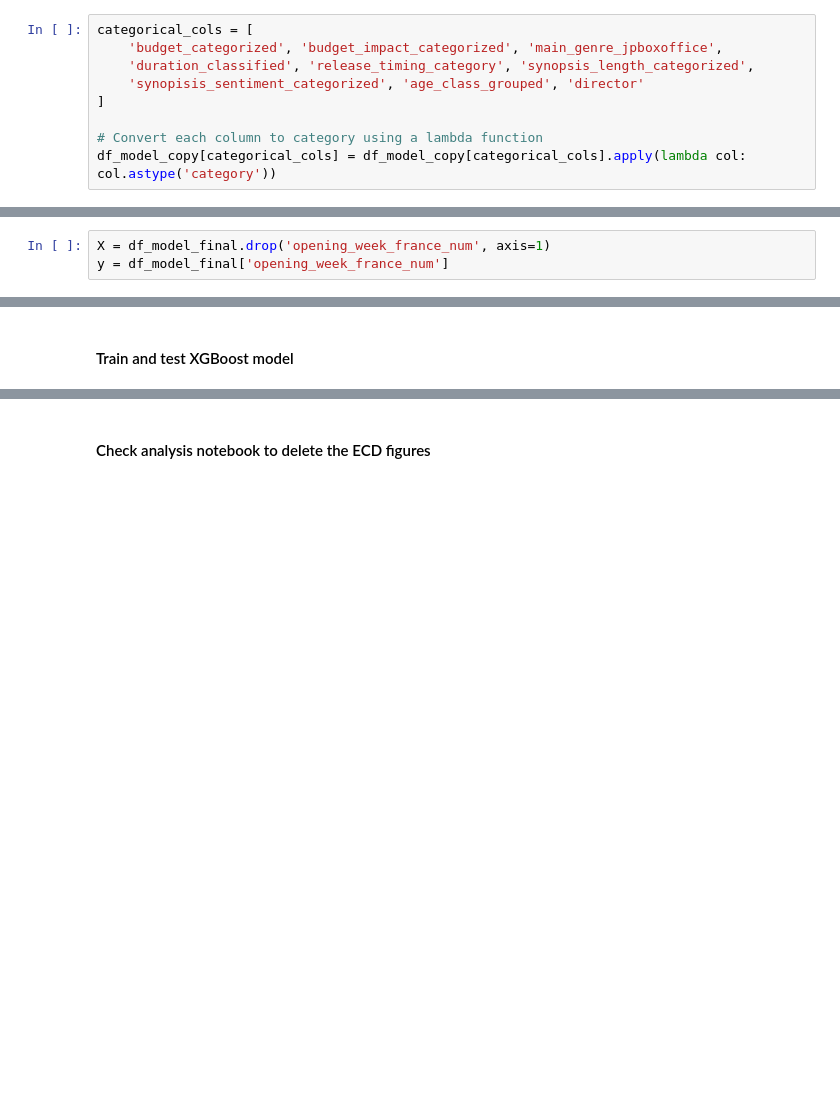
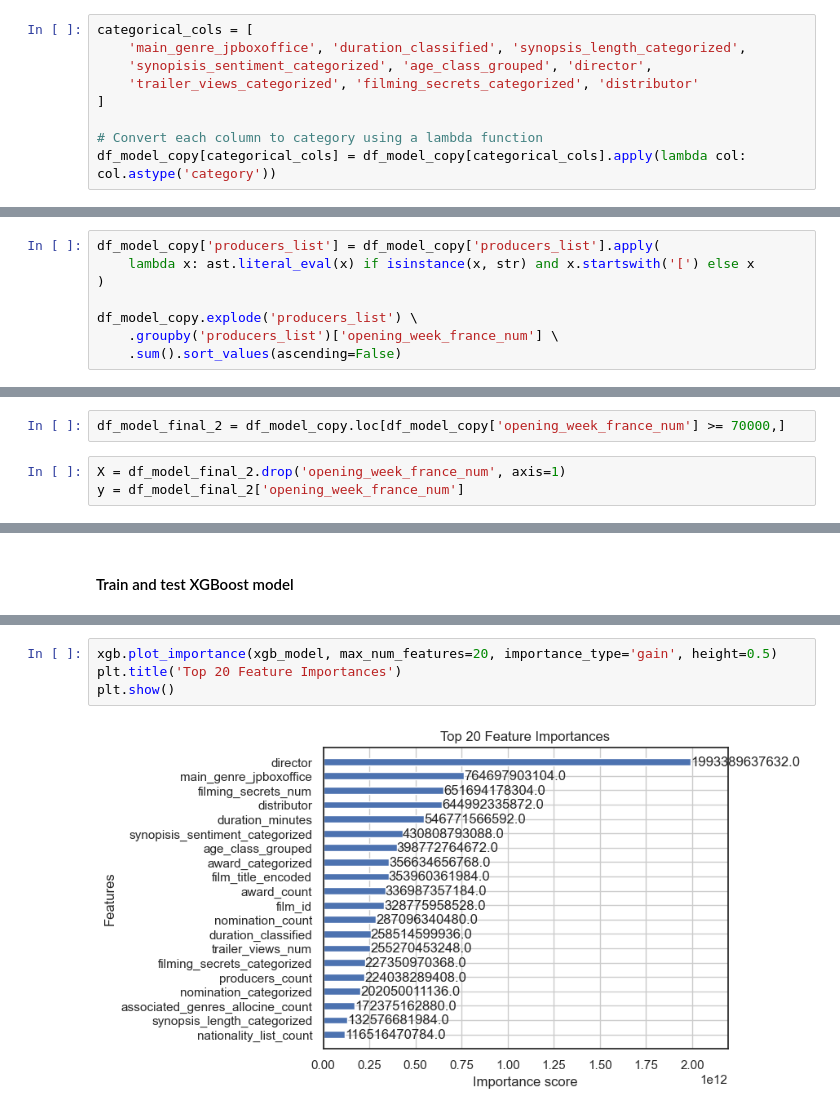
Before and after one commit to MichAdebayo/new-is-always-better, a Jupyter notebook: machine_learning/data_model_no_budget.ipynb, the cells around one changed output, grey strips where cells are left out. Cells and saved outputs as stored; diff of their text form; blank space fills up the shorter version.

Commit message:
testing model without budget data

```diff
--- a/machine_learning/data_model_no_budget.ipynb
+++ b/machine_learning/data_model_no_budget.ipynb
@@ -536,9 +506,9 @@ df_model_copy[continuous_cols] = scaler.fit_transform(df_model_copy[continuous_c
 #### Convert categories to category dtypes
 # %%
 categorical_cols = [
-    'budget_categorized', 'budget_impact_categorized', 'main_genre_jpboxoffice',
-    'duration_classified', 'release_timing_category', 'synopsis_length_categorized',
-    'synopisis_sentiment_categorized', 'age_class_grouped', 'director'
+    'main_genre_jpboxoffice', 'duration_classified', 'synopsis_length_categorized',
+    'synopisis_sentiment_categorized', 'age_class_grouped', 'director',
+    'trailer_views_categorized', 'filming_secrets_categorized', 'distributor'
 ]
 
 # Convert each column to category using a lambda function
@@ -606,0 +661,8 @@ df_model_final = pd.concat([
+# %%
+df_model_copy['producers_list'] = df_model_copy['producers_list'].apply(
+    lambda x: ast.literal_eval(x) if isinstance(x, str) and x.startswith('[') else x
+)
+
+df_model_copy.explode('producers_list') \
+    .groupby('producers_list')['opening_week_france_num'] \
+    .sum().sort_values(ascending=False)
@@ -607,8 +671,10 @@ df_model_final = pd.concat([
 # %% [markdown]
 #### Declare predictor and target variables
+# %%
+df_model_final_2 = df_model_copy.loc[df_model_copy['opening_week_france_num'] >= 70000,]
 # %%
-X = df_model_final.drop('opening_week_france_num', axis=1)
-y = df_model_final['opening_week_france_num']
+X = df_model_final_2.drop('opening_week_france_num', axis=1)
+y = df_model_final_2['opening_week_france_num']
 # %% [markdown]
 #### Train and test LGBM model
 # %%
@@ -835,3 +864,7 @@ Training terminated successfully!
-# %% [markdown]
-#### Check analysis notebook to delete the ECD figures
+# %%
+xgb.plot_importance(xgb_model, max_num_features=20, importance_type='gain', height=0.5)
+plt.title('Top 20 Feature Importances')
+plt.show()
+# %% [output]
+[figure, added]
 # %%
```
Also changed, not shown: parts of 16 cells of this notebook.
